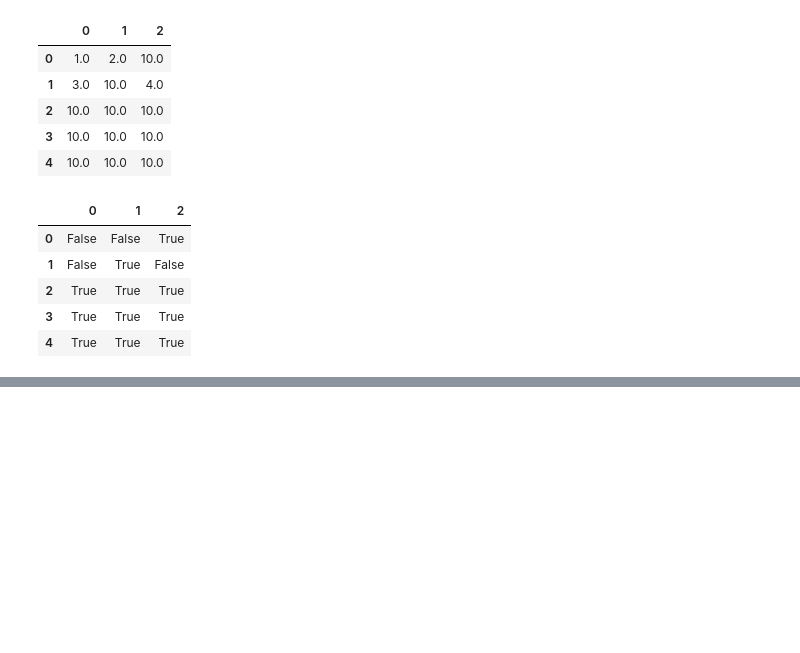
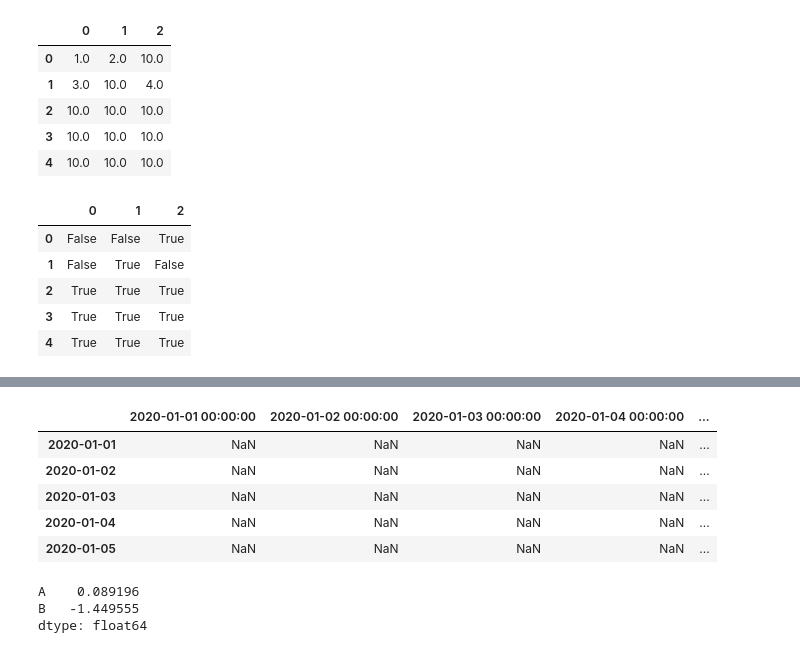
Before and after one commit to galaxy1014/ML_module_summary, a Jupyter notebook: Pandas/Chapter0_Summary/Chapter0.ipynb, the cells around one changed output, grey strips where cells are left out. Drawn from its saved outputs; the diff is of its cells as text; code cells hidden in the pictures; blank space fills up the shorter version.

```diff
--- a/Pandas/Chapter0_Summary/Chapter0.ipynb
+++ b/Pandas/Chapter0_Summary/Chapter0.ipynb
@@ -499,0 +526,3 @@ pd.isna(df1)
+# %%
+# 시리즈와 데이터프레임에 사용할 인덱스 생성(시계열)
+t_idx = pd.date_range('2020-01-01', periods=5)
@@ -499,0 +535,3 @@ pd.isna(df1)
+# %%
+# 시계열 인덱스를 사용하여 5개의 난수를 가지는 시리즈를 생성.
+series = pd.Series(np.random.randint(20, size=5), index=t_idx)
@@ -499,0 +547,3 @@ pd.isna(df1)
+# %%
+# 시리즈의 요소들을 우측으로 1씩 이동
+series = series.shift(1)
@@ -499,0 +559,3 @@ pd.isna(df1)
+# %%
+# 시계열 인덱스를 가지는 5X2 크기의 데이터프레임을 생성
+df = pd.DataFrame({ 'A' : np.random.randn(5), 'B' : np.random.randn(5)}, index=t_idx)
@@ -499,0 +581,16 @@ pd.isna(df1)
+# %%
+# 열을 기준으로 시리즈와 데이터프레임의 차(subtraction)를 구함.
+df.sub(series, axis='columns')
+# %% [output]
+|  | 2020-01-01 00:00:00 | 2020-01-02 00:00:00 | 2020-01-03 00:00:00 | 2020-01-04 00:00:00 | ... |
+| 2020-01-01 | NaN | NaN | NaN | NaN | ... |
+| 2020-01-02 | NaN | NaN | NaN | NaN | ... |
+| 2020-01-03 | NaN | NaN | NaN | NaN | ... |
+| 2020-01-04 | NaN | NaN | NaN | NaN | ... |
+| 2020-01-05 | NaN | NaN | NaN | NaN | ... |
+# %%
+df.apply(np.sum)
+# %% [output]
+A    0.089196
+B   -1.449555
+dtype: float64
```
Also changed, not shown: parts of 15 cells of this notebook.
